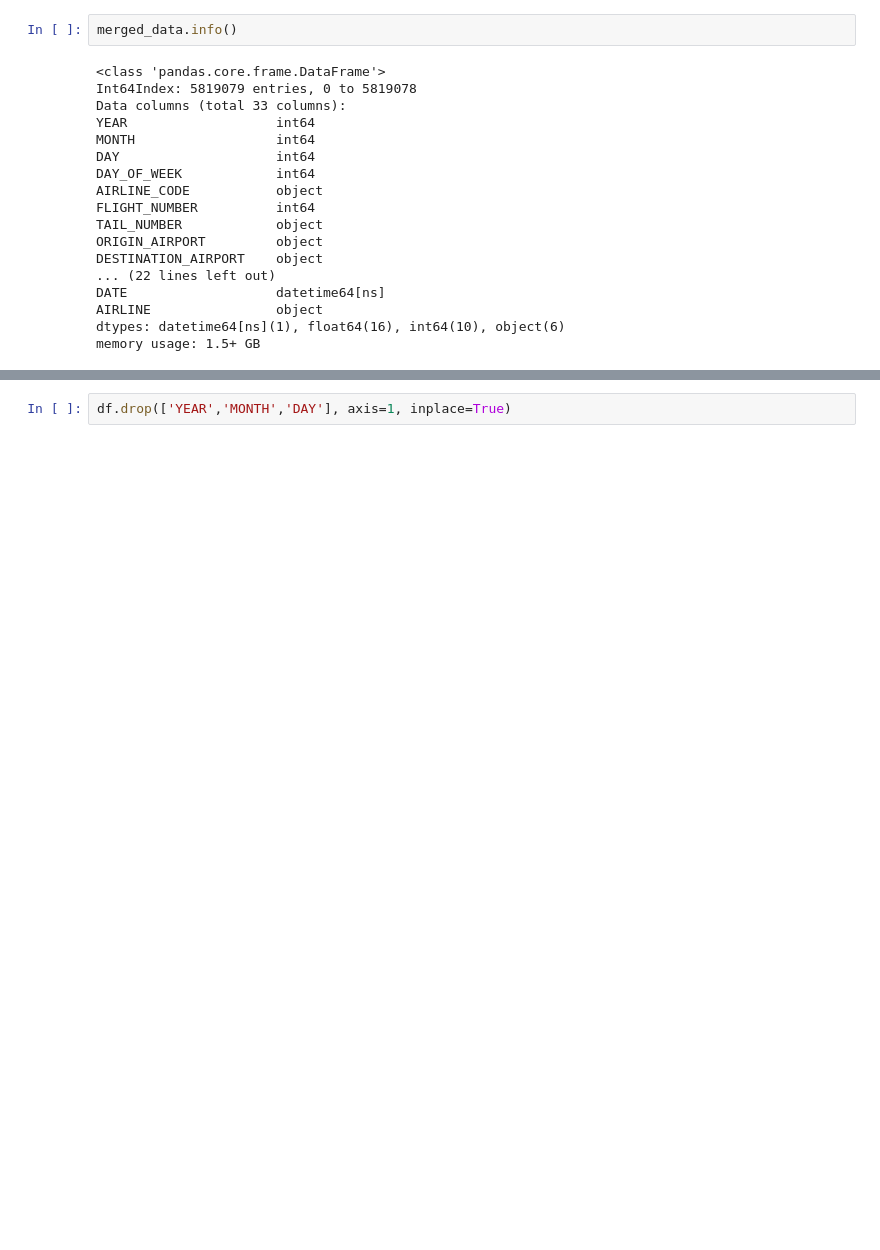
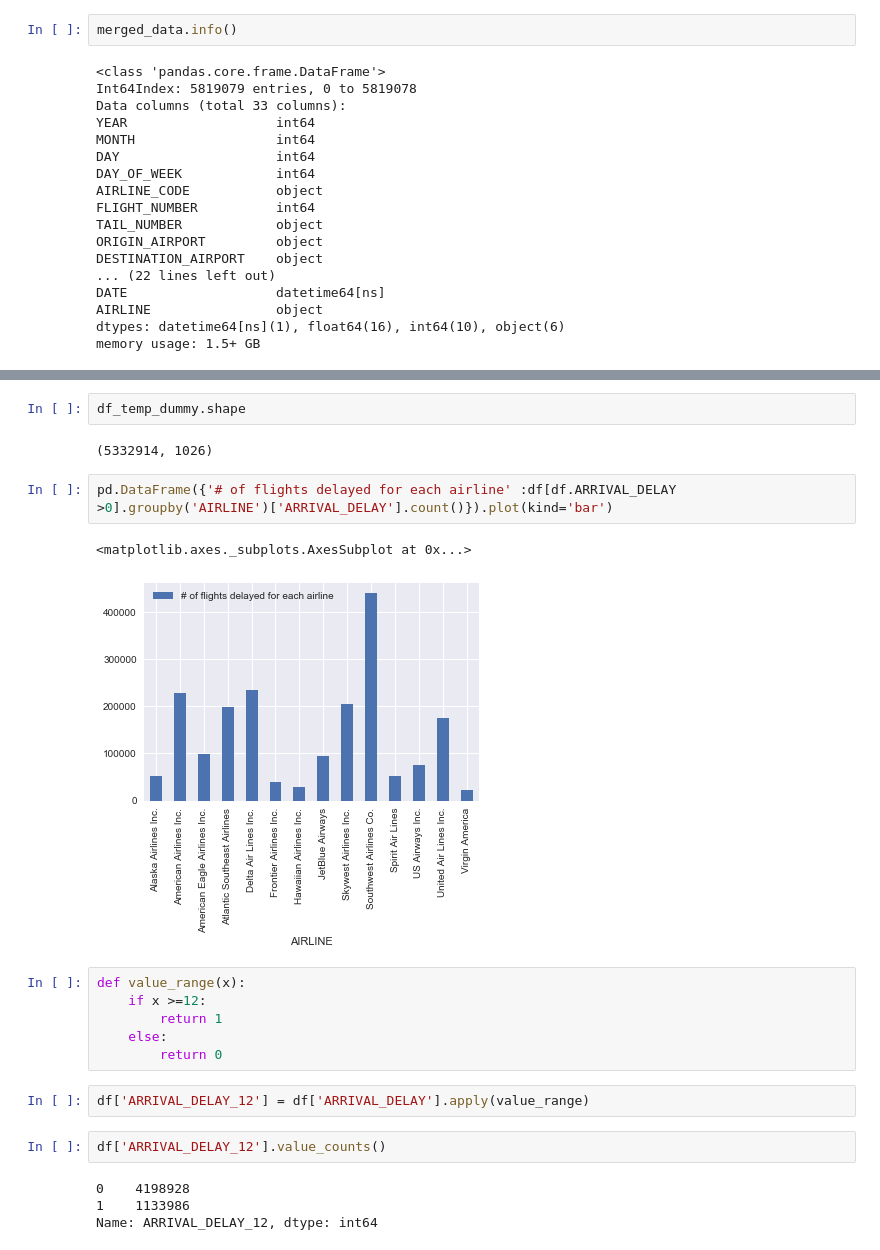
Before and after one commit to samyak53/Flight-Delay-Analysis, a Jupyter notebook: analysis.ipynb, the cells around one changed output, grey strips where cells are left out. Drawn from its saved outputs; the diff is of its cells as text; blank space fills up the shorter version.

```diff
--- a/analysis.ipynb
+++ b/analysis.ipynb
@@ -175,2 +281,23 @@ memory usage: 1.8+ GB
-# %%
-df.drop(['YEAR','MONTH','DAY'], axis=1, inplace=True)
+# %%
+df_temp_dummy.shape
+# %% [output]
+(5332914, 1026)
+# %%
+pd.DataFrame({'# of flights delayed for each airline' :df[df.ARRIVAL_DELAY >0].groupby('AIRLINE')['ARRIVAL_DELAY'].count()}).plot(kind='bar')
+# %% [output]
+<matplotlib.axes._subplots.AxesSubplot at 0x...>
+[figure, added]
+# %%
+def value_range(x):
+    if x >=12:
+        return 1
+    else:
+        return 0
+# %%
+df['ARRIVAL_DELAY_12'] = df['ARRIVAL_DELAY'].apply(value_range)
+# %%
+df['ARRIVAL_DELAY_12'].value_counts()
+# %% [output]
+0    4198928
+1    1133986
+Name: ARRIVAL_DELAY_12, dtype: int64
```
Also changed, not shown: parts of 54 cells of this notebook, 1 other file.
